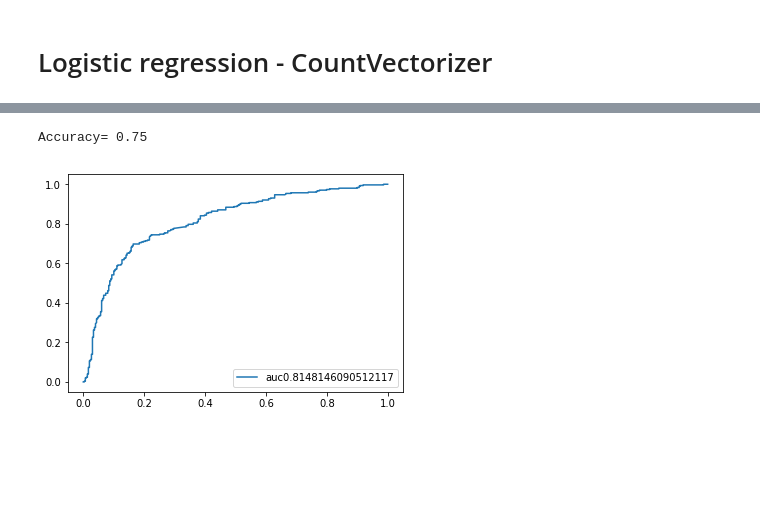
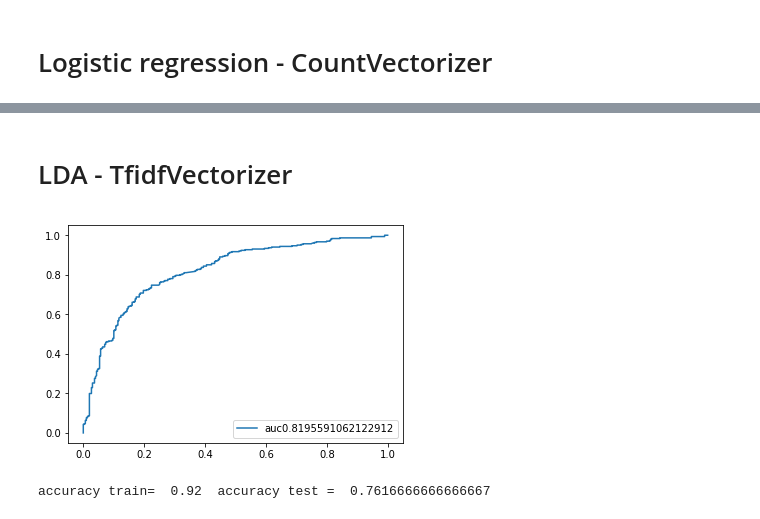
Before and after one commit to wkordas1965/projects, a Jupyter notebook: nlp_tweets.ipynb, the cells around one changed output, grey strips where cells are left out. Drawn from its saved outputs; the diff is of its cells as text; code cells hidden in the pictures; blank space fills up the shorter version.

```diff
--- a/nlp_tweets.ipynb
+++ b/nlp_tweets.ipynb
@@ -542,24 +554,26 @@ X_train = xtrain.toarray()
 y_train = ytrain.values
 X_test = xtest.toarray()
 y_test = ytest.values
+# %% [markdown]
+# LDA - TfidfVectorizer
 # %%
-# LDA
 from sklearn.discriminant_analysis import LinearDiscriminantAnalysis
 
 
 lda = LinearDiscriminantAnalysis()
 lda.fit (X_train,y_train)
 y_pred = lda.predict (X_test)
-print ('Accuracy=',metrics.accuracy_score(y_test,y_pred))
-
-
 
 y_pred_proba = lda.predict_proba(X_test)[::,1]
 fpr,tpr,_ = metrics.roc_curve(y_test,y_pred_proba)
 auc = metrics.roc_auc_score (y_test, y_pred_proba)
 plt.plot (fpr,tpr,label='auc'+str(auc))
 plt.legend(loc=4)
 plt.show()
+# sprawdzenie dokladnosci (accuracy)
+accuracy_train = accuracy_score(y_train,lda.predict(X_train))
+accuracy_test = accuracy_score(y_test,lda.predict(X_test))
+print ('accuracy train= ', accuracy_train,' accuracy test = ', accuracy_test)
 # %% [output]
+[figure, new version]
-Accuracy= 0.75
+accuracy train=  0.92  accuracy test =  0.7616666666666667
-[figure, old version]
```
Also changed, not shown: parts of 44 cells of this notebook.
